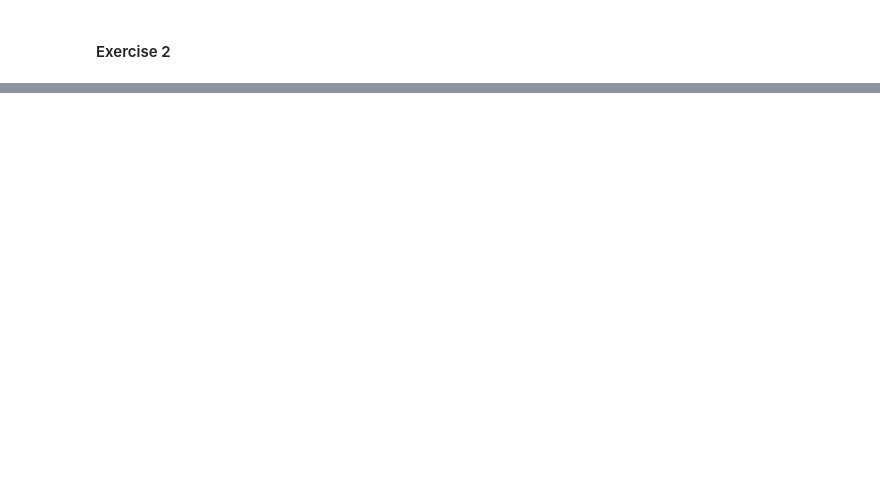
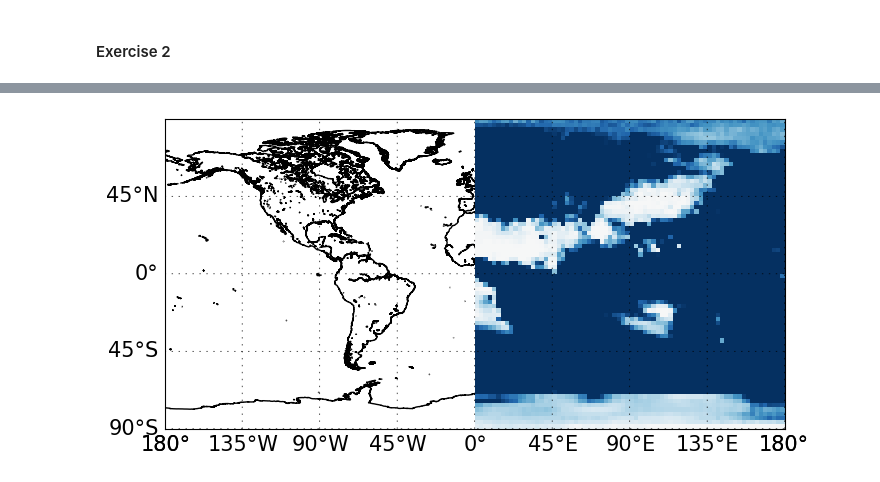
Before and after one commit to Minhsuperfragile/data_visualization_labwork, a Jupyter notebook: homework5.ipynb, the cells around one changed output, grey strips where cells are left out. Saved outputs shown, nothing was run; the diff lists cells and outputs as text; code cells hidden in the pictures; blank space fills up the shorter version.

```diff
--- a/homework5.ipynb
+++ b/homework5.ipynb
@@ -89,0 +61,32 @@ Data variables:
+# %%
+lon = precipe_data.coords['lon'].values
+lat = precipe_data.coords['lat'].values
+
+data = precipe_data.precip.values
+# %%
+fig = plt.figure(figsize=(8,7))
+ax = fig.add_subplot(1,1,1)
+
+#basemap setting
+lon_min = -180
+lon_max = 180
+lat_min = -90
+lat_max = 90
+map2 = Basemap(projection='merc',llcrnrlon=lon_min,llcrnrlat=lat_min,
+    urcrnrlon=lon_max,urcrnrlat=lat_max,resolution='i',epsg=4326)
+
+#some decorations
+# map2.fillcontinents(zorder=0)
+map2.drawcoastlines(zorder=0)
+# map2.drawcountries(linewidth=1,color='k')
+
+parallels = np.arange(-90.,90., np.around((lat_max-lat_min)/4, decimals=1)) 	#lat
+meridians = np.arange(-180.,180., np.around((lat_max-lat_min)/4, decimals=1))
+map2.drawparallels(parallels,linewidth=0.5,dashes=[2,8],labels=[1,0,0,0],fontsize=15, zorder=12) # left, right, top or bottom
+map2.drawmeridians(meridians,linewidth=0.5,dashes=[2,8],labels=[0,0,0,1],fontsize=15, zorder=12)
+
+cm = plt.pcolormesh( lon , lat , data[59,:,:],vmin = -0.6,vmax = 0.6,cmap='RdBu')
+
+plt.show()
+# %% [output]
+[figure, added]
```
Also changed, not shown: parts of 9 cells of this notebook, 1 other file.
